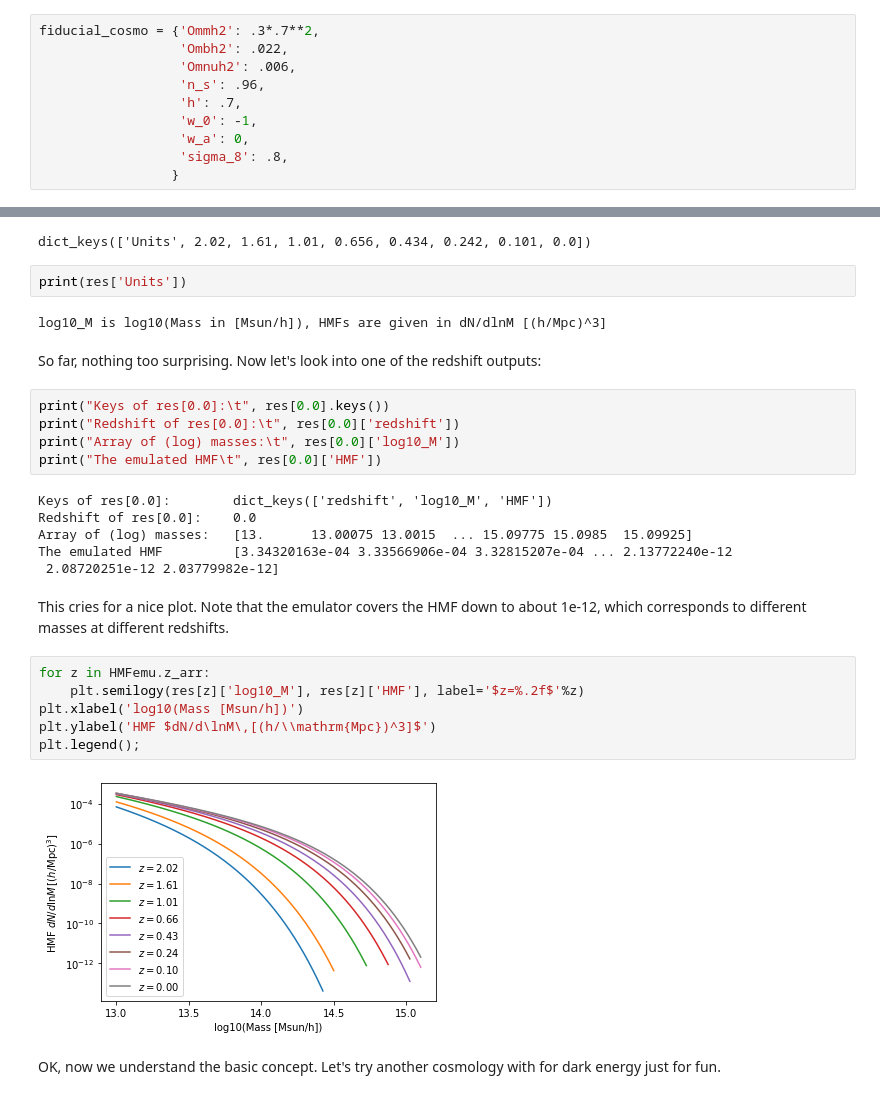
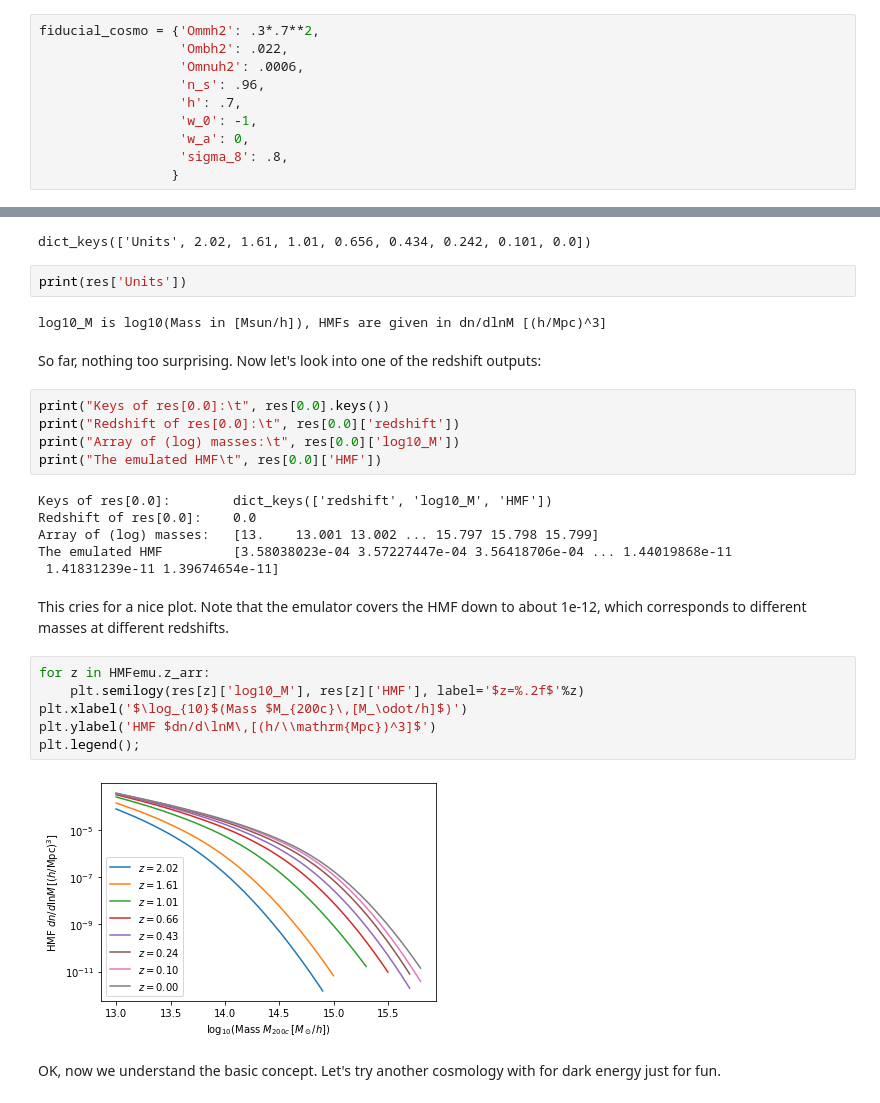
Before and after one commit to SebastianBocquet/MiraTitanHMFemulator, a Jupyter notebook: tutorial.ipynb, the cells around one changed output, grey strips where cells are left out. Saved outputs shown, nothing was run; the diff lists cells and outputs as text.

```diff
--- a/tutorial.ipynb
+++ b/tutorial.ipynb
@@ -39,7 +39,7 @@ Note that the cosmology needs to satisfy all 9 parameter constraints, not just 8
 # %%
 fiducial_cosmo = {'Ommh2': .3*.7**2,
                   'Ombh2': .022,
-                  'Omnuh2': .006,
+                  'Omnuh2': .0006,
                   'n_s': .96,
                   'h': .7,
                   'w_0': -1,
@@ -60,7 +60,7 @@ dict_keys(['Units', 2.02, 1.61, 1.01, 0.656, 0.434, 0.242, 0.101, 0.0])
 # %%
 print(res['Units'])
 # %% [output]
-log10_M is log10(Mass in [Msun/h]), HMFs are given in dN/dlnM [(h/Mpc)^3]
+log10_M is log10(Mass in [Msun/h]), HMFs are given in dn/dlnM [(h/Mpc)^3]
 # %% [markdown]
 So far, nothing too surprising. Now let's look into one of the redshift outputs:
 # %%
@@ -71,19 +71,19 @@ print("The emulated HMF\t", res[0.0]['HMF'])
 # %% [output]
 Keys of res[0.0]:        dict_keys(['redshift', 'log10_M', 'HMF'])
 Redshift of res[0.0]:    0.0
-Array of (log) masses:   [13.      13.00075 13.0015  ... 15.09775 15.0985  15.09925]
-The emulated HMF         [3.34320163e-04 3.33566906e-04 3.32815207e-04 ... 2.13772240e-12
- 2.08720251e-12 2.03779982e-12]
+Array of (log) masses:   [13.    13.001 13.002 ... 15.797 15.798 15.799]
+The emulated HMF         [3.58038023e-04 3.57227447e-04 3.56418706e-04 ... 1.44019868e-11
+ 1.41831239e-11 1.39674654e-11]
 # %% [markdown]
 This cries for a nice plot. Note that the emulator covers the HMF down to about 1e-12, which corresponds to different masses at different redshifts.
 # %%
 for z in HMFemu.z_arr:
     plt.semilogy(res[z]['log10_M'], res[z]['HMF'], label='$z=%.2f$'%z)
-plt.xlabel('log10(Mass [Msun/h])')
-plt.ylabel('HMF $dN/d\lnM\,[(h/\\mathrm{Mpc})^3]$')
+plt.xlabel('$\log_{10}$(Mass $M_{200c}\,[M_\odot/h]$)')
+plt.ylabel('HMF $dn/d\lnM\,[(h/\\mathrm{Mpc})^3]$')
 plt.legend();
 # %% [output]
-[figure, old version]
+[figure, new version]
 # %% [markdown]
 OK, now we understand the basic concept. Let's try another cosmology with for dark energy just for fun.
 # %%
```
Also changed, not shown: parts of 16 cells of this notebook, 9 other files.
